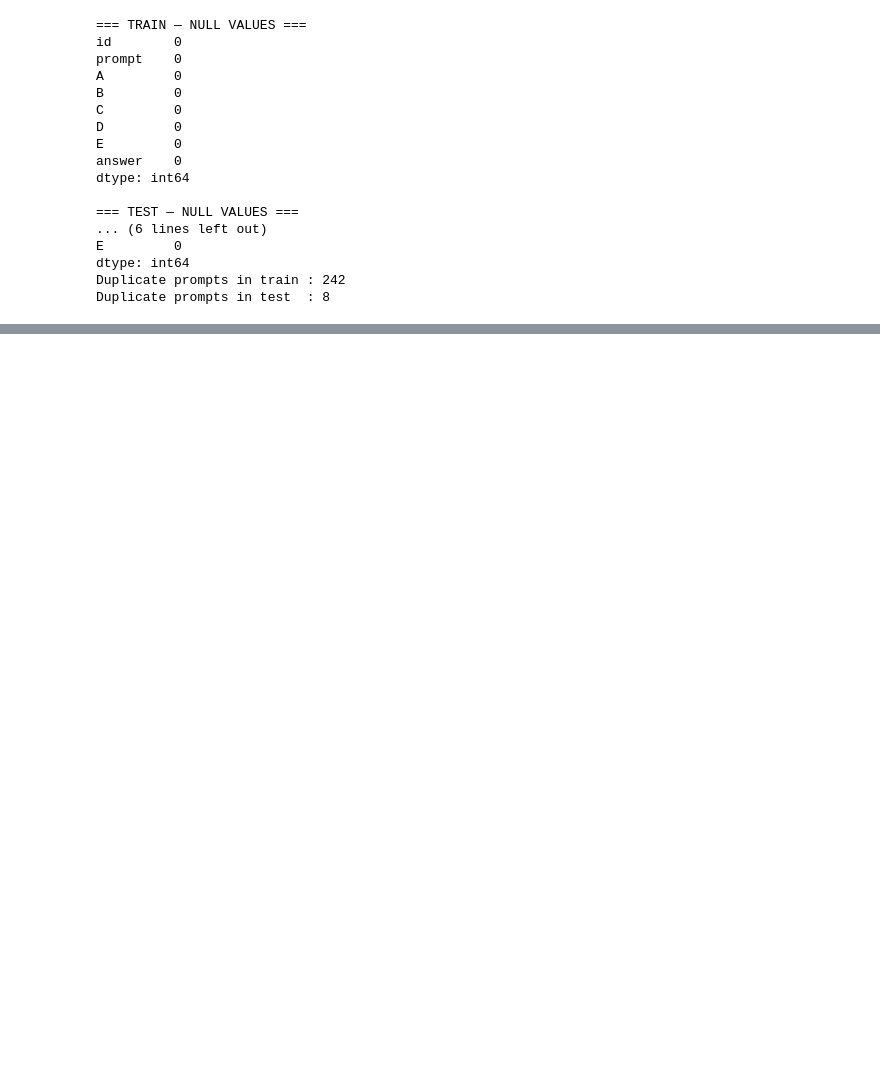
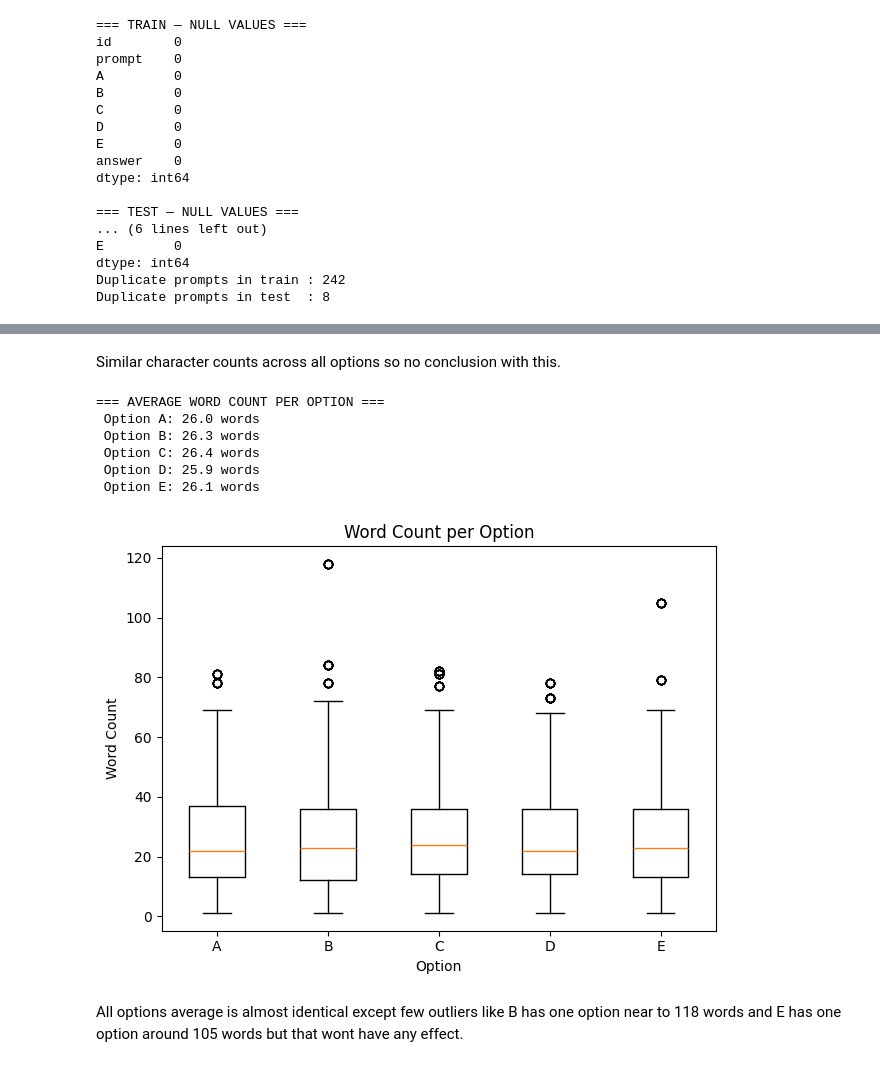
Before and after one commit to 23f2001548/DL-23f2001548-notebook-t22026, a Jupyter notebook: notebooks/DL-23f2001548-notebook-t22026.ipynb, the cells around one changed output, grey strips where cells are left out. Drawn from its saved outputs; the diff is of its cells as text; code cells hidden in the pictures; blank space fills up the shorter version.

```diff
--- a/notebooks/DL-23f2001548-notebook-t22026.ipynb
+++ b/notebooks/DL-23f2001548-notebook-t22026.ipynb
@@ -208,3 +249,28 @@ Name: prompt, dtype: float64
+# %% [markdown]
+Similar character counts across all options so no conclusion with this.
+# %%
+print("=== AVERAGE WORD COUNT PER OPTION ===")
+for opt in OPTIONS:
+    avg = train[opt].str.split().str.len().mean()
+    print(f" Option {opt}: {avg:.1f} words")
+
+word_data = [train[opt].str.split().str.len().values for opt in OPTIONS]
+plt.boxplot(word_data, labels=OPTIONS)
+plt.title('Word Count per Option')
+plt.xlabel('Option')
+plt.ylabel('Word Count')
+plt.tight_layout()
+plt.show()
+# %% [output]
+=== AVERAGE WORD COUNT PER OPTION ===
+ Option A: 26.0 words
+ Option B: 26.3 words
+ Option C: 26.4 words
+ Option D: 25.9 words
+ Option E: 26.1 words
+[figure, added]
+# %% [markdown]
+All options average is almost identical except few outliers like B has one option near to 118 words and E has one option around 105 words but that wont have any effect.
 # %%
 # Word overlap in prompt and correct answer
 import re
```
Also changed, not shown: parts of 17 cells of this notebook.
